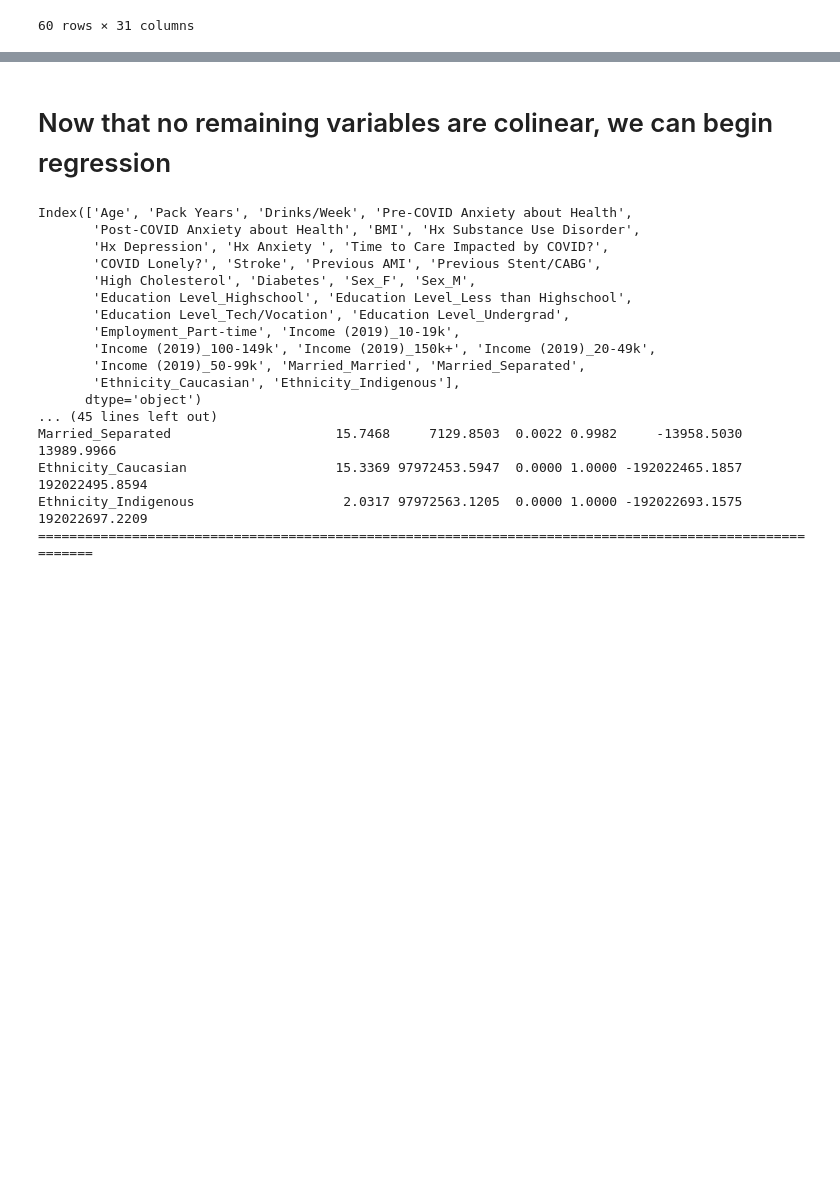
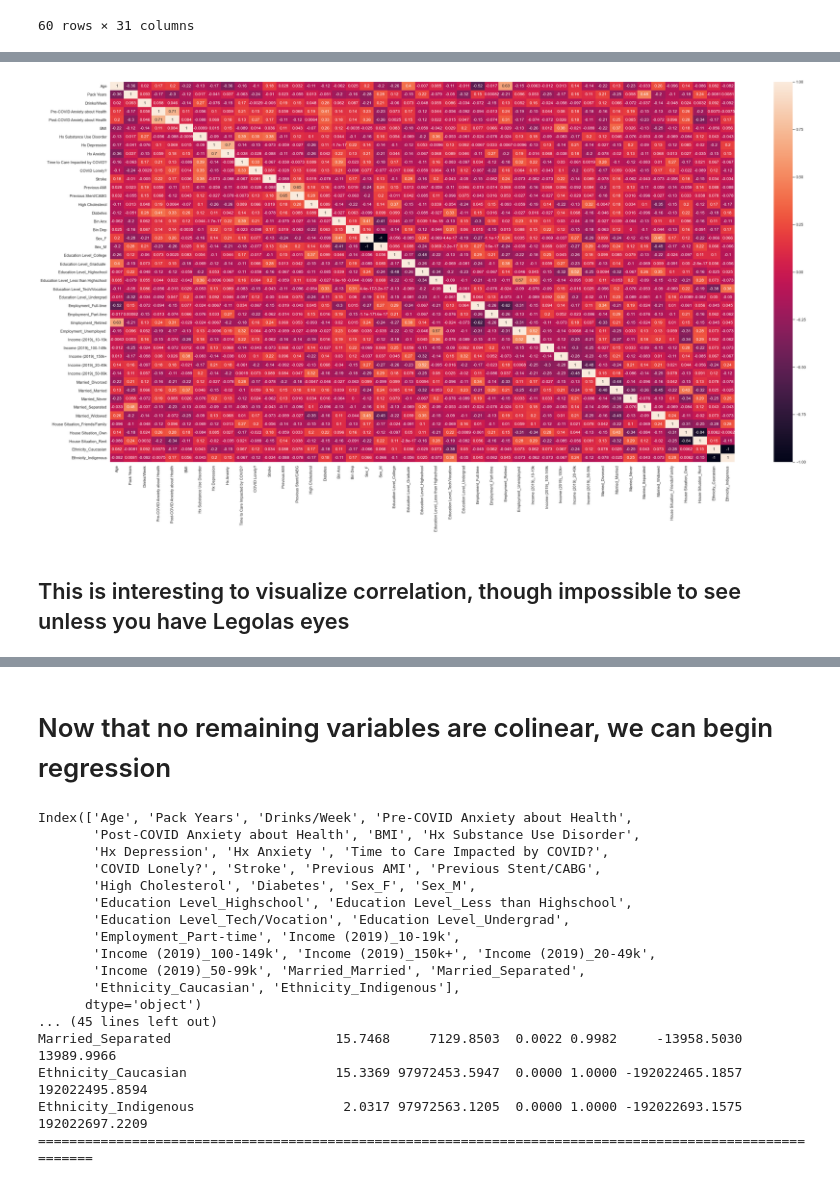
Before and after one commit to ricky-hu/wamida, a Jupyter notebook: stats.ipynb, the cells around one changed output, grey strips where cells are left out. Cells and saved outputs as stored; diff of their text form; code cells hidden in the pictures; blank space fills up the shorter version.

```diff
--- a/stats.ipynb
+++ b/stats.ipynb
@@ -181,0 +184,16 @@ data3 = data3.drop(columns=['Study ID'])
+# %%
+
+data_cont = pd.read_excel('data_cont.xlsx')
+
+print('Wilcoxon p values for continuous data, compared to HADS A score:')
+for cols in data_cont.columns:
+    if cols != 'HADS A':
+        w, p = wilcoxon(data_cont[cols],data_cont['HADS A'])
+    print(cols, ': ', p)
+
+
+print('\nWilcoxon p values for continuous data compared to HADS D score:')
+for cols in data_cont.columns:
+    if cols != 'HADS D':
+        w, p = wilcoxon(data_cont[cols],data_cont['HADS D'])
+    print(cols, ': ', p)
@@ -181,0 +226,15 @@ data3 = data3.drop(columns=['Study ID'])
+# %%
+cat_vars = ['Sex', 'Education Level', 'Employment', 'Income (2019)', 'Married', 'House Situation', 'Ethnicity',\
+           'People in House', 'Rooms in House','Rooms per Person', 'Pre-COVID Anxiety about Health', \
+           'Post-COVID Anxiety about Health']
+cont_vars = data_cont.columns
+data2 = data
+for var in cat_vars:
+    cat_list='var'+'_'+var
+    cat_list = pd.get_dummies(data[var], prefix=var)
+    data2=data2.join(cat_list)
+
+data3 = data2.drop(columns=cat_vars)
+data3 = data3.drop(columns=['Study ID'])
+data3 = data3.drop(columns = cont_vars)
+data3.columns
@@ -278,6 +391,5 @@ columns remaining:  Index(['Age', 'Pack Years', 'Drinks/Week', 'Pre-COVID Anxiet
 # %%
-corrs = X.corr()
-corrs.to_csv('corr.csv')
+corrs = data_final.corr()
 print(corrs.columns)
 # %% [output]
 Index(['Age', 'Pack Years', 'Drinks/Week', 'Pre-COVID Anxiety about Health',
@@ -298,0 +431,7 @@ Index(['Age', 'Pack Years', 'Drinks/Week', 'Pre-COVID Anxiety about Health',
+# %%
+fig = sn.heatmap(corrs, annot=True)
+plt.show()
+# %% [output]
+[figure, added]
+# %% [markdown]
+## This is interesting to visualize correlation, though impossible to see unless you have Legolas eyes
```
Also changed, not shown: parts of 48 cells of this notebook.
